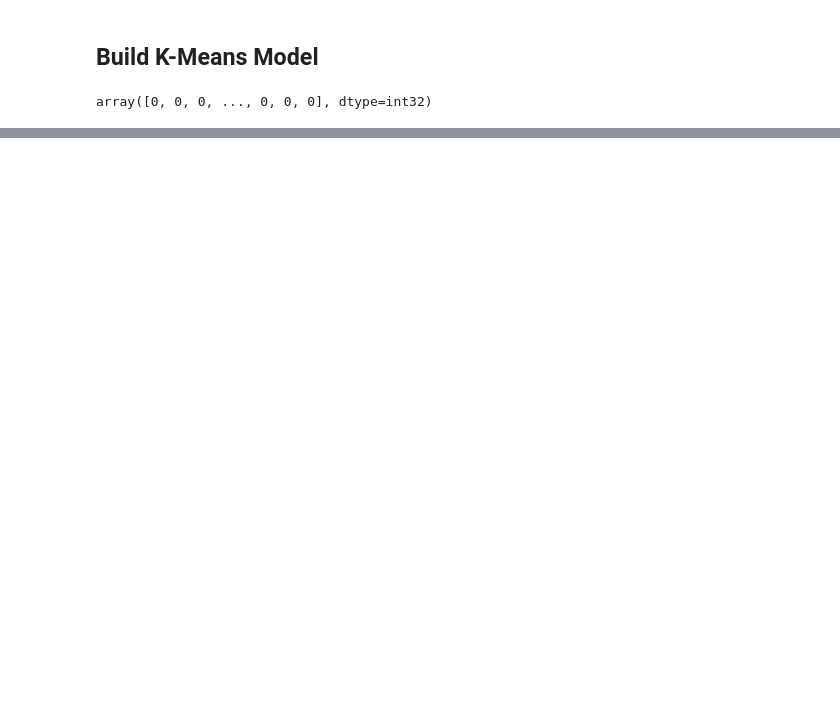
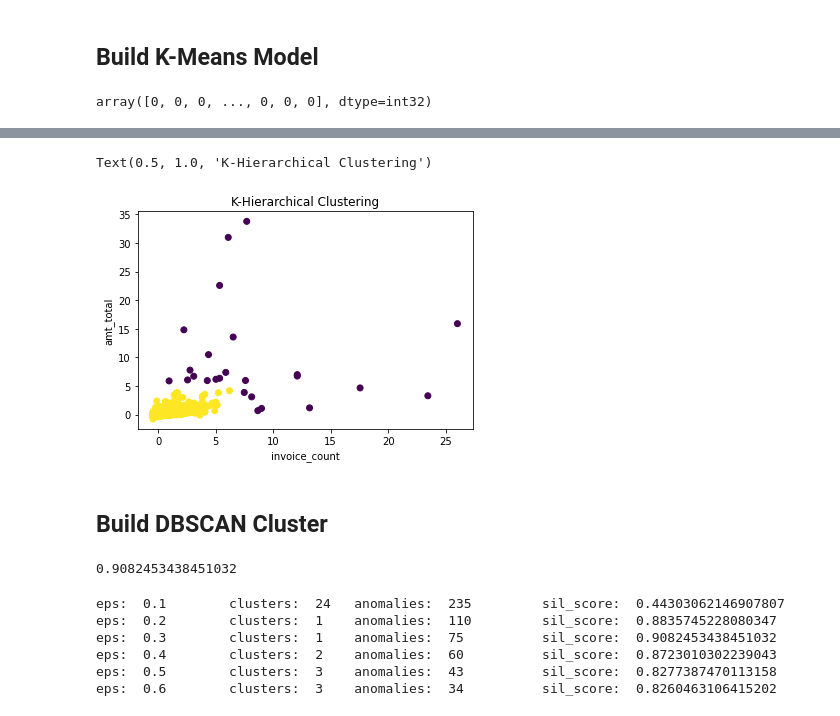
Before and after one commit to ethanpnguyen/ds4e, a Jupyter notebook: notebooks/task6.ipynb, the cells around one changed output, grey strips where cells are left out. Drawn from its saved outputs; the diff is of its cells as text; code cells hidden in the pictures; blank space fills up the shorter version.

```diff
--- a/notebooks/task6.ipynb
+++ b/notebooks/task6.ipynb
@@ -111,0 +146,24 @@ k: 6    sil_score: 0.7771160904582106
+# %%
+# Scatterplot with hierarchical cluster
+
+import matplotlib.pyplot as plt
+
+plt.scatter(X['InvoiceNo'],X['total'],c=mdlHrcRtc.labels_)
+plt.xlabel('invoice_count')
+plt.ylabel('amt_total')
+plt.title('K-Hierarchical Clustering')
+# %% [output]
+Text(0.5, 1.0, 'K-Hierarchical Clustering')
+[figure, added]
+# %% [markdown]
+## Build DBSCAN Cluster
+# %%
+from sklearn.cluster import DBSCAN
+
+mdlDbsRtc = DBSCAN(eps=0.3)
+mdlDbsRtc.fit(X)
+dbscan_labels = mdlDbsRtc.labels_
+
+silhouette_score(X, dbscan_labels)
+# %% [output]
+0.9082453438451032
@@ -111,0 +187,12 @@ k: 6    sil_score: 0.7771160904582106
+# %%
+# loop over values of eps
+for e in [0.1, 0.2, 0.3, 0.4, 0.5, 0.6]:
+  dbscan_sil_score, dbscan_clusters, dbscan_anomalies = cluster_dbscan(X,e)
+  print('eps: ', e, '\t clusters: ', dbscan_clusters, '\t anomalies: ', dbscan_anomalies, '\t sil_score: ', dbscan_sil_score)
+# %% [output]
+eps:  0.1        clusters:  24   anomalies:  235         sil_score:  0.44303062146907807
+eps:  0.2        clusters:  1    anomalies:  110         sil_score:  0.8835745228080347
+eps:  0.3        clusters:  1    anomalies:  75          sil_score:  0.9082453438451032
+eps:  0.4        clusters:  2    anomalies:  60          sil_score:  0.8723010302239043
+eps:  0.5        clusters:  3    anomalies:  43          sil_score:  0.8277387470113158
+eps:  0.6        clusters:  3    anomalies:  34          sil_score:  0.8260463106415202
```
Also changed, not shown: parts of 12 cells of this notebook.
